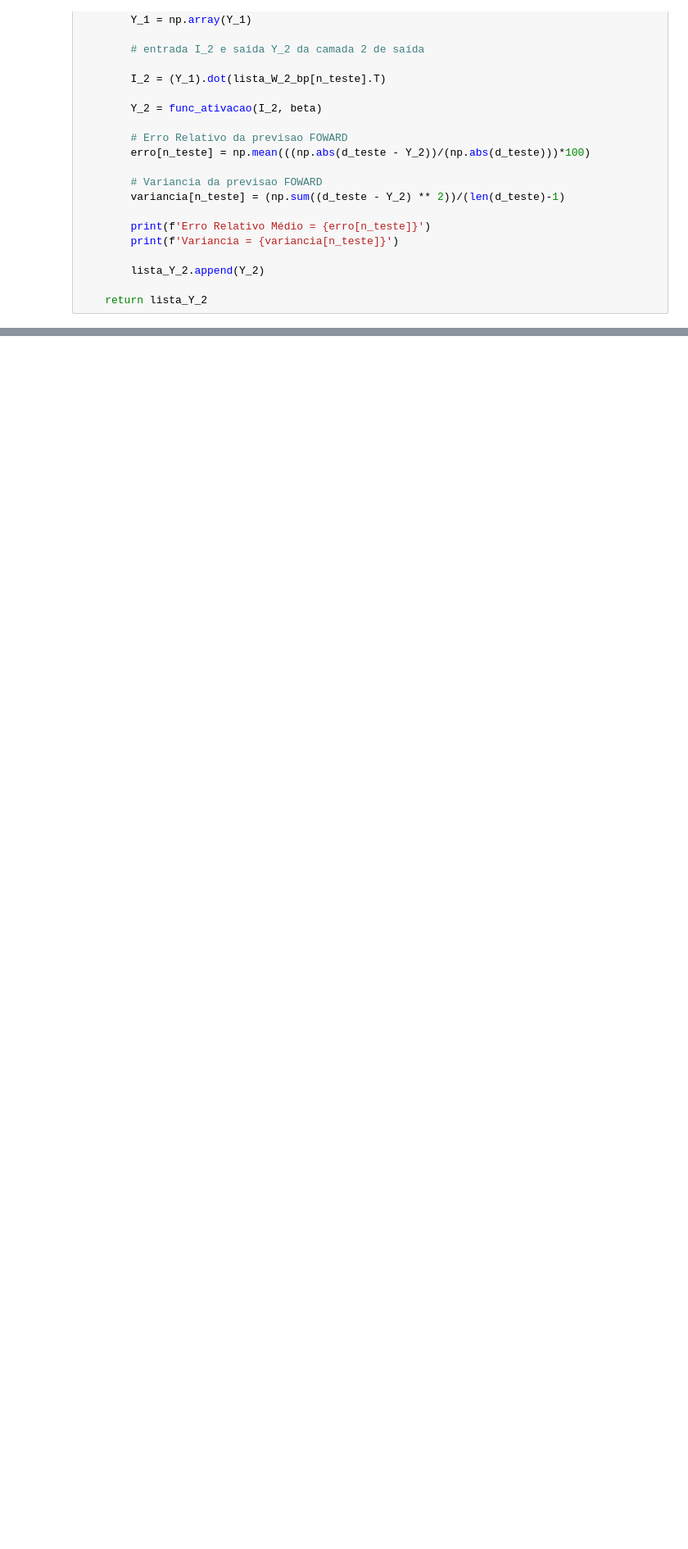
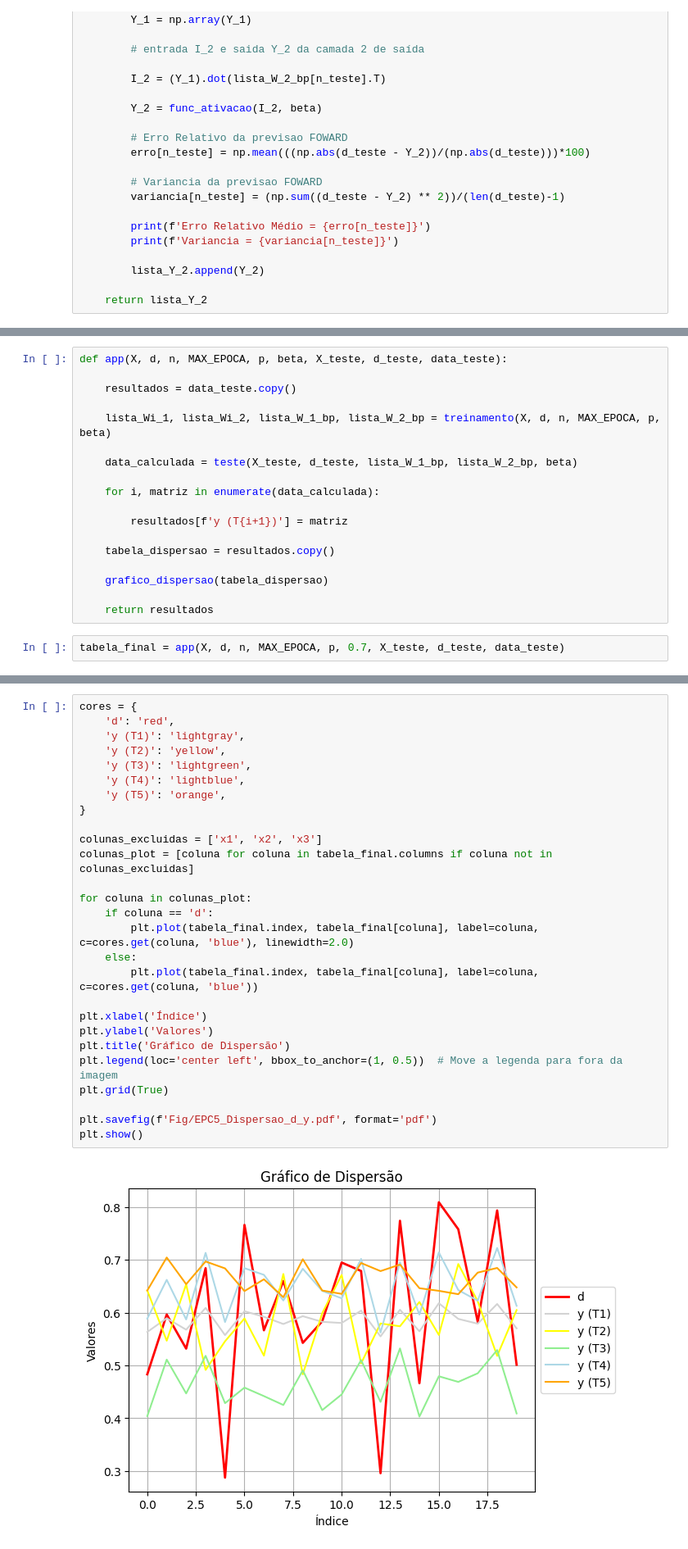
Before and after one commit to matthewz5/exercicios_praticos_RedesNeuraisArtificiais, a Jupyter notebook: Projeto_5.8_MLP/Projeto_1_5.8_MLP.ipynb, the cells around one changed output, grey strips where cells are left out. Shown: that part at 82% size. Drawn from its saved outputs; the diff is of its cells as text; blank space fills up the shorter version.

Commit message:
Finalização do Projeto Prático 1

```diff
--- a/Projeto_5.8_MLP/Projeto_1_5.8_MLP.ipynb
+++ b/Projeto_5.8_MLP/Projeto_1_5.8_MLP.ipynb
@@ -549,0 +407,20 @@ for c in range(5):
+# %%
+def app(X, d, n, MAX_EPOCA, p, beta, X_teste, d_teste, data_teste):
+
+    resultados = data_teste.copy()
+
+    lista_Wi_1, lista_Wi_2, lista_W_1_bp, lista_W_2_bp = treinamento(X, d, n, MAX_EPOCA, p, beta)
+
+    data_calculada = teste(X_teste, d_teste, lista_W_1_bp, lista_W_2_bp, beta)
+
+    for i, matriz in enumerate(data_calculada):
+
+        resultados[f'y (T{i+1})'] = matriz
+
+    tabela_dispersao = resultados.copy()
+
+    grafico_dispersao(tabela_dispersao)
+
+    return resultados
+# %%
+tabela_final = app(X, d, n, MAX_EPOCA, p, 0.7, X_teste, d_teste, data_teste)
@@ -549,0 +497,29 @@ for c in range(5):
+# %%
+cores = {
+    'd': 'red',
+    'y (T1)': 'lightgray',
+    'y (T2)': 'yellow',
+    'y (T3)': 'lightgreen',
+    'y (T4)': 'lightblue',
+    'y (T5)': 'orange',
+}
+
+colunas_excluidas = ['x1', 'x2', 'x3']
+colunas_plot = [coluna for coluna in tabela_final.columns if coluna not in colunas_excluidas]
+
+for coluna in colunas_plot:
+    if coluna == 'd':
+        plt.plot(tabela_final.index, tabela_final[coluna], label=coluna, c=cores.get(coluna, 'blue'), linewidth=2.0)
+    else:
+        plt.plot(tabela_final.index, tabela_final[coluna], label=coluna, c=cores.get(coluna, 'blue'))
+
+plt.xlabel('Índice')
+plt.ylabel('Valores')
+plt.title('Gráfico de Dispersão')
+plt.legend(loc='center left', bbox_to_anchor=(1, 0.5))  # Move a legenda para fora da imagem
+plt.grid(True)
+
+plt.savefig(f'Fig/EPC5_Dispersao_d_y.pdf', format='pdf')
+plt.show()
+# %% [output]
+[figure, added]
```
Also changed, not shown: parts of 10 cells of this notebook, 11 other files.
